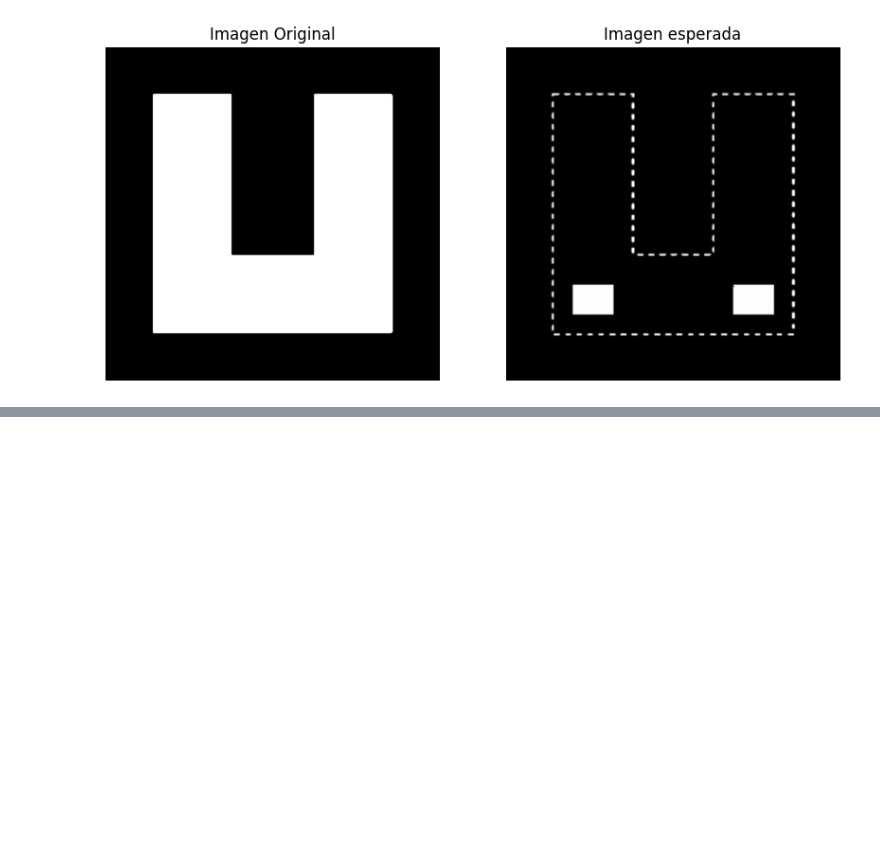
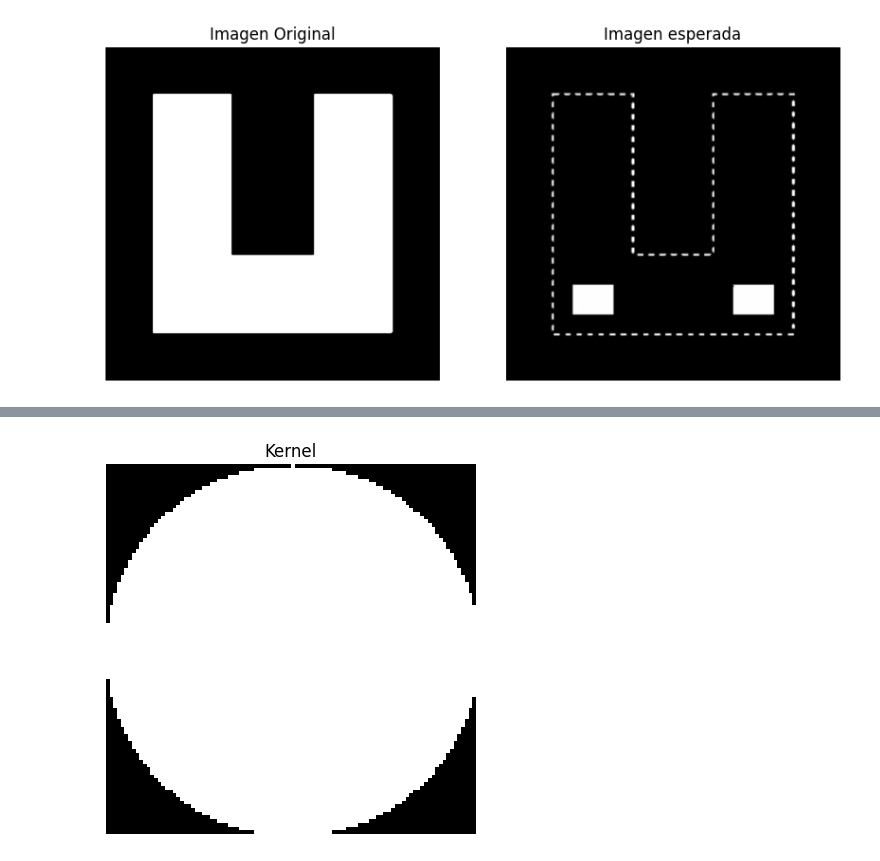
Before and after one commit to stefanoaragoni/computerVision_Lab01, a Jupyter notebook: Lab01_Ejercicio8.ipynb, the cells around one changed output, grey strips where cells are left out. Cells and saved outputs as stored; diff of their text form; code cells hidden in the pictures; blank space fills up the shorter version.

```diff
--- a/Lab01_Ejercicio8.ipynb
+++ b/Lab01_Ejercicio8.ipynb
@@ -125,0 +153,9 @@ plt.show()
+# %%
+kernel1 = cv2.getStructuringElement(cv2.MORPH_ELLIPSE, (100, 100))
+# graficar kernel1
+plt.imshow(kernel1, cmap='gray')
+plt.title('Kernel')
+plt.axis('off')
+plt.show()
+# %% [output]
+[figure, added]
```
Also changed, not shown: parts of 10 cells of this notebook.
